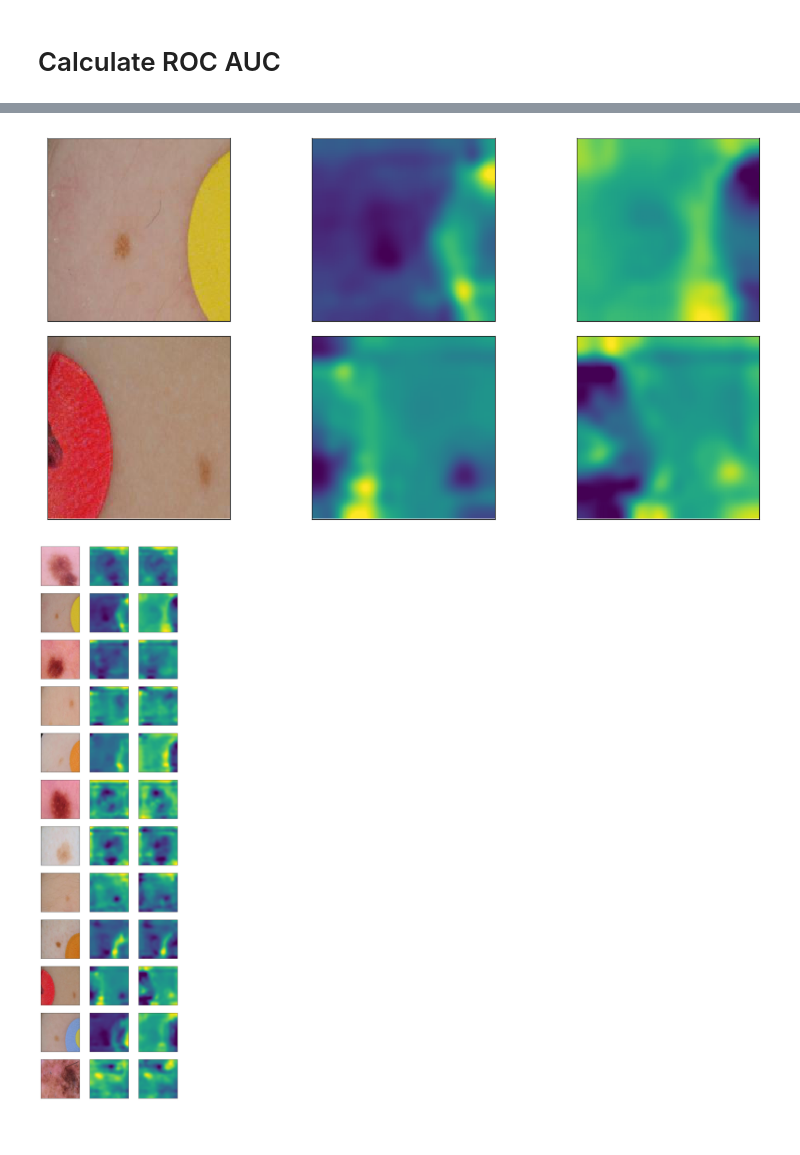
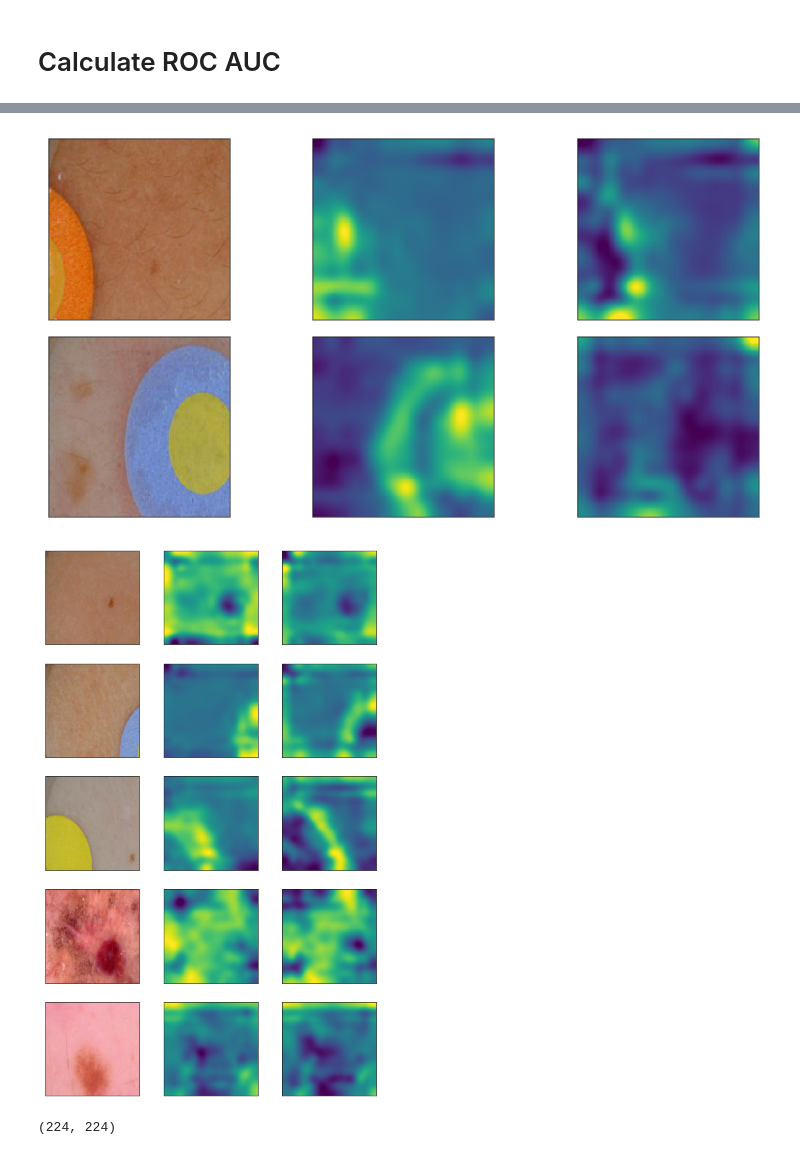
Before and after one commit to laura-rieger/deep-explanation-penalization, a Jupyter notebook: analyze/Analysis - ISIC.ipynb, the cells around one changed output, grey strips where cells are left out. Saved outputs shown, nothing was run; the diff lists cells and outputs as text; code cells hidden in the pictures; blank space fills up the shorter version.

Commit message:
streamlined ISIC data process

```diff
--- a/analyze/Analysis - ISIC.ipynb
+++ b/analyze/Analysis - ISIC.ipynb
@@ -193,15 +113,10 @@ results['F1 score (patches)'] =[f1_scores_pid[x] for x in results['pid']]
 # %%
 
-import torchvision.models as models
-from PIL import Image
-device = torch.device("cuda")
 model_no_reg = models.vgg16(pretrained=True)
 model_no_reg.classifier[-1] = nn.Linear(4096, 2)
 model_no_reg = model_no_reg.eval()
-model_no_reg.classifier.load_state_dict(torch.load('../models/ISIC/feature_models/03003534103033476204.pt'));
+model_no_reg.classifier.load_state_dict(torch.load('../models/ISIC/feature_models/54060285528710732317.pt')); # best performing vanilla model
 model_reg = models.vgg16(pretrained=True)
 model_reg.classifier[-1] = nn.Linear(4096, 2)
 model_reg = model_reg.eval()
-model_reg.classifier.load_state_dict(torch.load('../models/ISIC/feature_models/35353744220131105427.pt'));
-model_no_reg = model_no_reg.cuda()
-model_reg = model_reg.cuda()
+model_reg.classifier.load_state_dict(torch.load('../models/ISIC/feature_models/67515886646346654538.pt')); # best performing CDEP model
@@ -264,16 +123,6 @@ from PIL import Image
-# %%
-
-model_no_reg = models.vgg16(pretrained=True)
-model_no_reg.classifier[-1] = nn.Linear(4096, 2)
-model_no_reg = model_no_reg.eval()
-model_no_reg.classifier.load_state_dict(torch.load('../models/ISIC/feature_models/03003534103033476204.pt'));
-model_reg = models.vgg16(pretrained=True)
-model_reg.classifier[-1] = nn.Linear(4096, 2)
-model_reg = model_reg.eval()
-model_reg.classifier.load_state_dict(torch.load('../models/ISIC/feature_models/35353744220131105427.pt'));
 # %%
-my_list_all = [val_dataset[i+20][0] for i in range(100) ]
-my_list_targets_all = [1-val_dataset[i+20][1] for i in range(100) ]
+my_list_all = [img_dataset[i][0] for i in range(100) ]
+my_list_targets_all = [1-img_dataset[i][1] for i in range(100) ]
 # %%
 model_reg = model_reg.cuda()
 model_no_reg = model_no_reg.cuda()
@@ -297,15 +146,11 @@ save_path = "../results_for_export"
 # %%
 
 sns.reset_orig()
-idxs = [1,9]
+idxs = [34,76]
 num_rows = len(idxs)
 
 fig, axes = plt.subplots(num_rows,3, figsize=  (4.2*3, num_rows*3))
 
-
-# axes[0,0].set_title( "Image")
-# axes[0,1].set_title( "Vanilla")
-# axes[0,2].set_title( "CDEP")
 for i, (idx) in enumerate(idxs):
     original_img, vanilla_sal, reg_sal, true_class = triples[idx]
 
@@ -315,16 +160,13 @@ for i, (idx) in enumerate(idxs):
     axes[i,1].imshow( vanilla_sal, cmap = plt.get_cmap("viridis"),)
     axes[i,1].tick_params(axis='both', which='both', bottom=False, left = False, top=False, labelbottom=False, labelleft = False)
     axes[i,2].imshow(reg_sal, cmap =plt.get_cmap("viridis"))
-#     pcm = axes[i,2].imshow(reg_sal, cmap =plt.get_cmap("viridis"))
-#     pcm = axes[i,2].imshow(np.random.normal(size =(20,20)),
-#                             cmap=plt.get_cmap("viridis"))
+
     axes[i,2].tick_params(axis='both', which='both', bottom=False, left = False, top=False, labelbottom=False, labelleft = False)
-#     if i ==1:
-#         fig.colorbar(pcm, ax=axes[i,2])
+
 plt.tight_layout()
 
-fig.savefig(oj(save_path,"gradCAM"))
+# fig.savefig(oj(save_path,"gradCAM"))
 # %% [output]
-[figure, old version]
+[figure, new version]
 # %%
 cancer_triples = [x for x in triples if x[3] ==1]
@@ -333,19 +174,22 @@ no_cancer_triples = [x for x in triples if x[3] ==0]
 # %%
 sns.reset_orig()
-num_rows = len(cancer_triples)
+num_rows = 5
 fig, axes = plt.subplots(ncols=3, nrows = num_rows, figsize=  (3*3, num_rows*3))
 i_small  =0
 for i, (original_img, vanilla_sal, reg_sal, true_class) in enumerate(no_cancer_triples[:num_rows]):
-
 
 
     axes[i,0].imshow(np.clip(original_img,0,1))
     axes[i,0].tick_params(axis='both', which='both', bottom=False, left = False, top=False, labelbottom=False, labelleft = False)
 
     axes[i,1].imshow(vanilla_sal)
     axes[i,1].tick_params(axis='both', which='both', bottom=False, left = False, top=False, labelbottom=False, labelleft = False)
 
     axes[i,2].imshow(reg_sal)
     axes[i,2].tick_params(axis='both', which='both', bottom=False, left = False, top=False, labelbottom=False, labelleft = False)
 # %% [output]
-[figure, old version]
+[figure, new version]
+# %%
+vanilla_sal.shape
+# %% [output]
+(224, 224)
```
Also changed, not shown: parts of 24 cells of this notebook, 23 other files.
